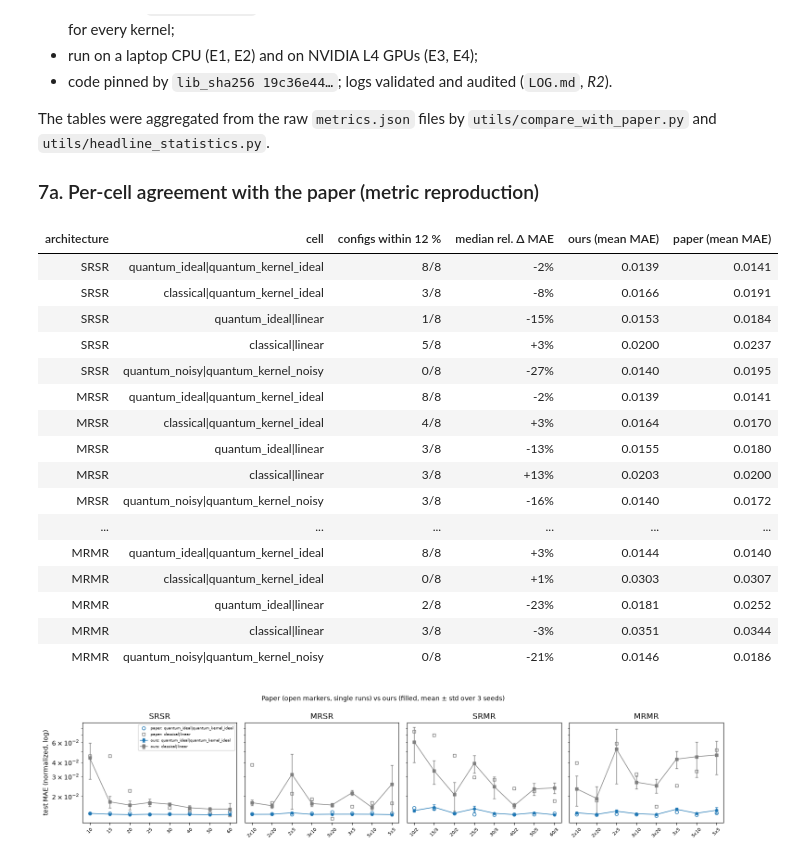
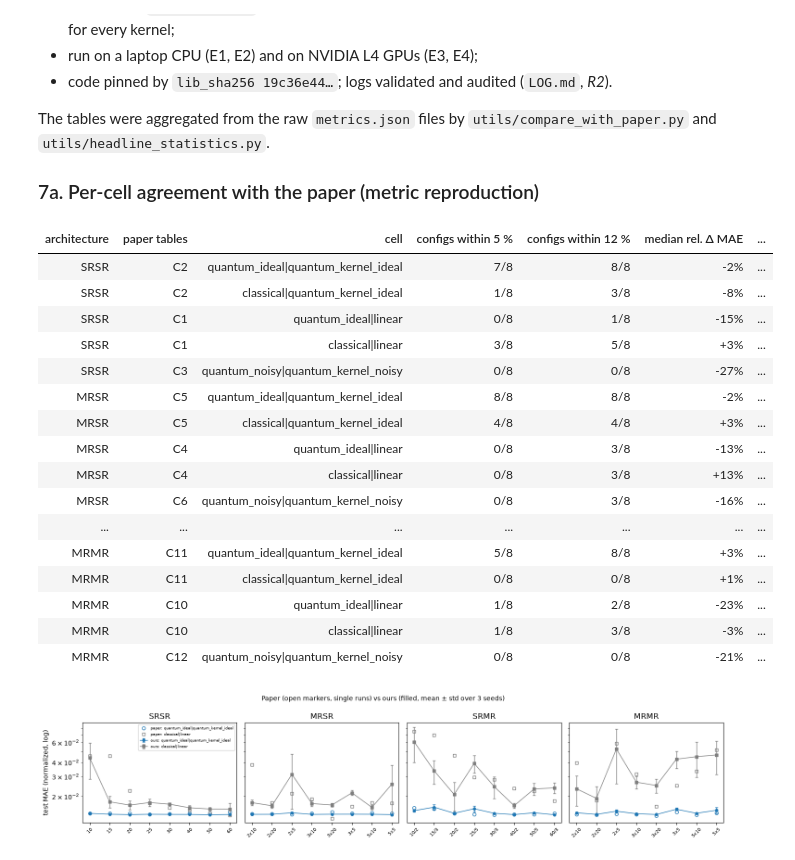
Before and after one commit to jricc/reproduced_papers, a Jupyter notebook: papers/distributed_qrc/notebook.ipynb, the cells around one changed output. Cells and saved outputs as stored; diff of their text form; code cells hidden in the pictures.

```diff
--- a/papers/distributed_qrc/notebook.ipynb
+++ b/papers/distributed_qrc/notebook.ipynb
@@ -358,31 +394,31 @@ The tables were aggregated from the raw `metrics.json` files by `utils/compare_w
 # %%
 rows = []
 for arch, exp in ARCHS.items():
     df = pd.read_csv(RESULTS / f"{exp}-R2_vs_paper.csv")
     for cell in ["quantum_ideal|quantum_kernel_ideal", "classical|quantum_kernel_ideal", "quantum_ideal|linear", "classical|linear", "quantum_noisy|quantum_kernel_noisy"]:
         g = df[(df.reservoir + "|" + df.readout) == cell]
-        rows.append({"architecture": arch.upper(), "cell": cell, "configs within 12 %": f"{int((g.mae_rel.abs() <= 0.12).sum())}/8",
+        rows.append({"architecture": arch.upper(), "paper tables": ", ".join(sorted(set(g.paper_table), key=lambda t: int(t[1:]))), "cell": cell, "configs within 5 %": f"{int((g.mae_rel.abs() <= 0.05).sum())}/8", "configs within 12 %": f"{int((g.mae_rel.abs() <= 0.12).sum())}/8",
                      "median rel. Δ MAE": g.mae_rel.median(), "ours (mean MAE)": g.mae_ours.mean(), "paper (mean MAE)": g.mae_paper.mean()})
 cell_table = pd.DataFrame(rows)
 display(cell_table.style.format({"median rel. Δ MAE": "{:+.0%}", "ours (mean MAE)": "{:.4f}", "paper (mean MAE)": "{:.4f}"}).hide(axis="index"))
 # %% [output]
-| architecture | cell | configs within 12 % | median rel. Δ MAE | ours (mean MAE) | paper (mean MAE) |
-| SRSR | quantum_ideal|quantum_kernel_ideal | 8/8 | -2% | 0.0139 | 0.0141 |
-| SRSR | classical|quantum_kernel_ideal | 3/8 | -8% | 0.0166 | 0.0191 |
-| SRSR | quantum_ideal|linear | 1/8 | -15% | 0.0153 | 0.0184 |
-| SRSR | classical|linear | 5/8 | +3% | 0.0200 | 0.0237 |
-| SRSR | quantum_noisy|quantum_kernel_noisy | 0/8 | -27% | 0.0140 | 0.0195 |
-| MRSR | quantum_ideal|quantum_kernel_ideal | 8/8 | -2% | 0.0139 | 0.0141 |
-| MRSR | classical|quantum_kernel_ideal | 4/8 | +3% | 0.0164 | 0.0170 |
-| MRSR | quantum_ideal|linear | 3/8 | -13% | 0.0155 | 0.0180 |
-| MRSR | classical|linear | 3/8 | +13% | 0.0203 | 0.0200 |
-| MRSR | quantum_noisy|quantum_kernel_noisy | 3/8 | -16% | 0.0140 | 0.0172 |
-| ... | ... | ... | ... | ... | ... |
-| MRMR | quantum_ideal|quantum_kernel_ideal | 8/8 | +3% | 0.0144 | 0.0140 |
-| MRMR | classical|quantum_kernel_ideal | 0/8 | +1% | 0.0303 | 0.0307 |
-| MRMR | quantum_ideal|linear | 2/8 | -23% | 0.0181 | 0.0252 |
-| MRMR | classical|linear | 3/8 | -3% | 0.0351 | 0.0344 |
-| MRMR | quantum_noisy|quantum_kernel_noisy | 0/8 | -21% | 0.0146 | 0.0186 |
+| architecture | paper tables | cell | configs within 5 % | configs within 12 % | median rel. Δ MAE | ... |
+| SRSR | C2 | quantum_ideal|quantum_kernel_ideal | 7/8 | 8/8 | -2% | ... |
+| SRSR | C2 | classical|quantum_kernel_ideal | 1/8 | 3/8 | -8% | ... |
+| SRSR | C1 | quantum_ideal|linear | 0/8 | 1/8 | -15% | ... |
+| SRSR | C1 | classical|linear | 3/8 | 5/8 | +3% | ... |
+| SRSR | C3 | quantum_noisy|quantum_kernel_noisy | 0/8 | 0/8 | -27% | ... |
+| MRSR | C5 | quantum_ideal|quantum_kernel_ideal | 8/8 | 8/8 | -2% | ... |
+| MRSR | C5 | classical|quantum_kernel_ideal | 4/8 | 4/8 | +3% | ... |
+| MRSR | C4 | quantum_ideal|linear | 0/8 | 3/8 | -13% | ... |
+| MRSR | C4 | classical|linear | 0/8 | 3/8 | +13% | ... |
+| MRSR | C6 | quantum_noisy|quantum_kernel_noisy | 0/8 | 3/8 | -16% | ... |
+| ... | ... | ... | ... | ... | ... | ... |
+| MRMR | C11 | quantum_ideal|quantum_kernel_ideal | 5/8 | 8/8 | +3% | ... |
+| MRMR | C11 | classical|quantum_kernel_ideal | 0/8 | 0/8 | +1% | ... |
+| MRMR | C10 | quantum_ideal|linear | 1/8 | 2/8 | -23% | ... |
+| MRMR | C10 | classical|linear | 1/8 | 3/8 | -3% | ... |
+| MRMR | C12 | quantum_noisy|quantum_kernel_noisy | 0/8 | 0/8 | -21% | ... |
 # %%
 fig, axes = plt.subplots(1, 4, figsize=(15, 3.3), sharey=True)
 for ax, (arch, exp) in zip(axes, ARCHS.items()):
```
Also changed, not shown: parts of 18 cells of this notebook, 59 other files.
